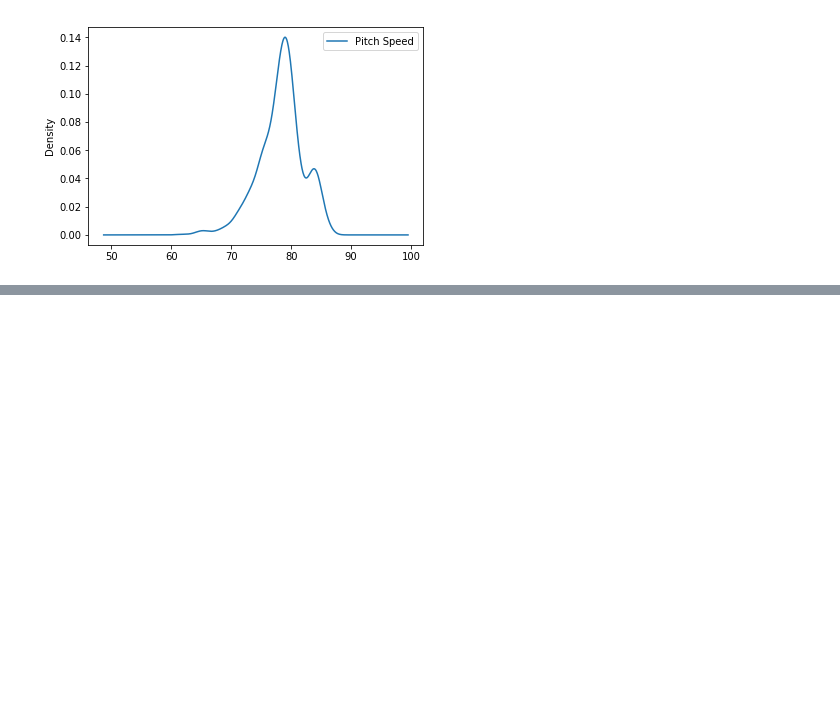
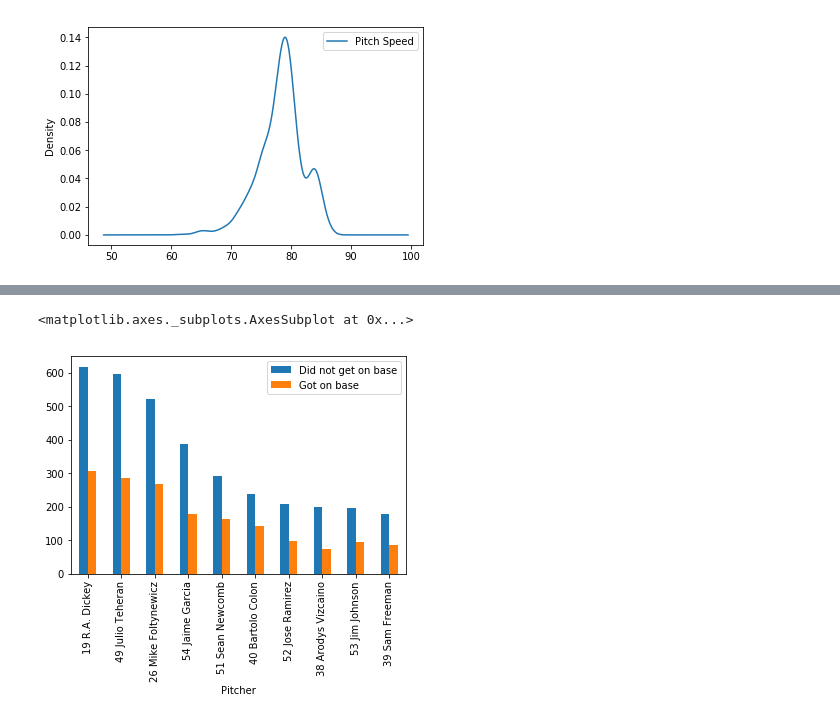
Before and after one commit to benjamincrom/baseball, a Jupyter notebook: baseball_stats.ipynb, the cells around one changed output, grey strips where cells are left out. Saved outputs shown, nothing was run; the diff lists cells and outputs as text; code cells hidden in the pictures; blank space fills up the shorter version.

```diff
--- a/baseball_stats.ipynb
+++ b/baseball_stats.ipynb
@@ -315,0 +407,19 @@ ax.legend()
+# %%
+x = []
+for pitcher in df3['Pitcher'].unique():
+    #f = df3[df3['Pitcher'] == pitcher]['On-base?'].value_counts()[0]
+    s = df3[df3['Pitcher'] == pitcher]['On-base?'].value_counts()
+    if len(s) == 2:
+        f = s[0]
+        t = s[1]
+        x.append((str(pitcher), f, t))
+
+df4 = pd.DataFrame(data=x, columns=['Pitcher',
+                                    'Did not get on base',
+                                    'Got on base'])
+# %%
+df4.index = df4['Pitcher']
+df4.sort_values(by=['Got on base']).nlargest(10, 'Did not get on base').plot.bar()
+# %% [output]
+<matplotlib.axes._subplots.AxesSubplot at 0x...>
+[figure, added]
```
Also changed, not shown: parts of 9 cells of this notebook, 3 other files.
